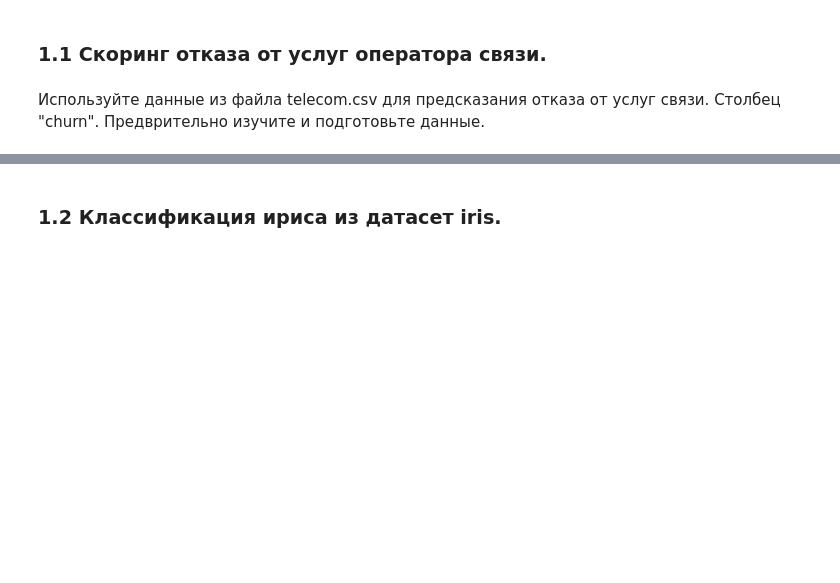
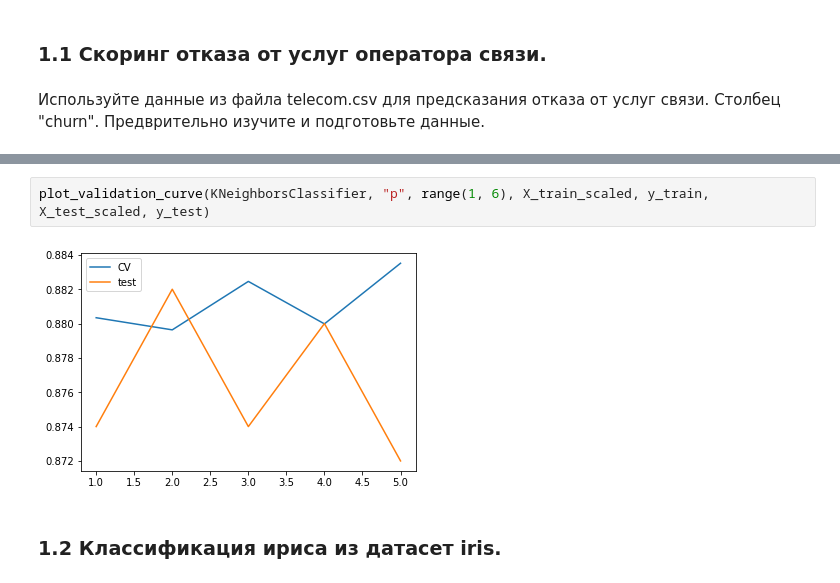
Before and after one commit to volynvlad/mathematical_foundations_ml, a Jupyter notebook: LR3/LR3_1k_task.ipynb, the cells around one changed output, grey strips where cells are left out. Saved outputs shown, nothing was run; the diff lists cells and outputs as text; blank space fills up the shorter version.

```diff
--- a/LR3/LR3_1k_task.ipynb
+++ b/LR3/LR3_1k_task.ipynb
@@ -18,3 +284,7 @@
+# %%
+plot_validation_curve(KNeighborsClassifier, "p", range(1, 6), X_train_scaled, y_train, X_test_scaled, y_test)
+# %% [output]
+[figure, added]
 # %% [markdown]
 ### 1.2 Классификация ириса из датасет iris.
 # %% [markdown]
```
Also changed, not shown: parts of 137 cells of this notebook, 8 other files.
